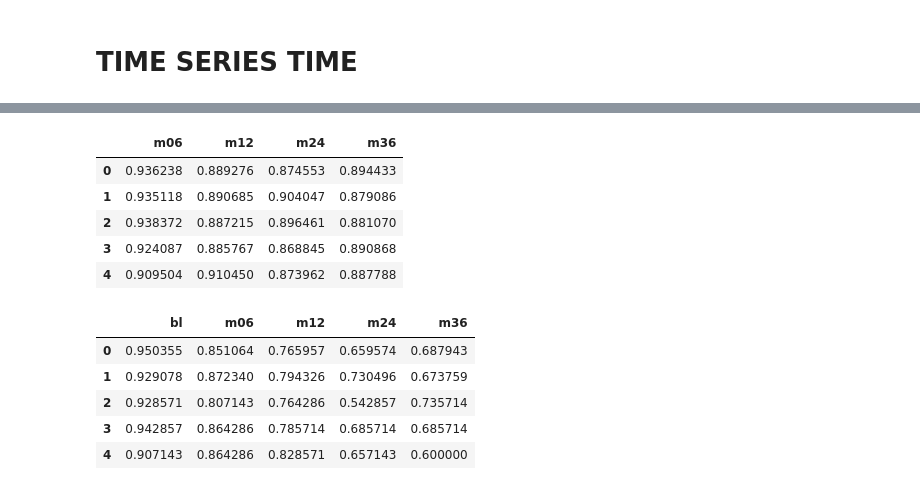
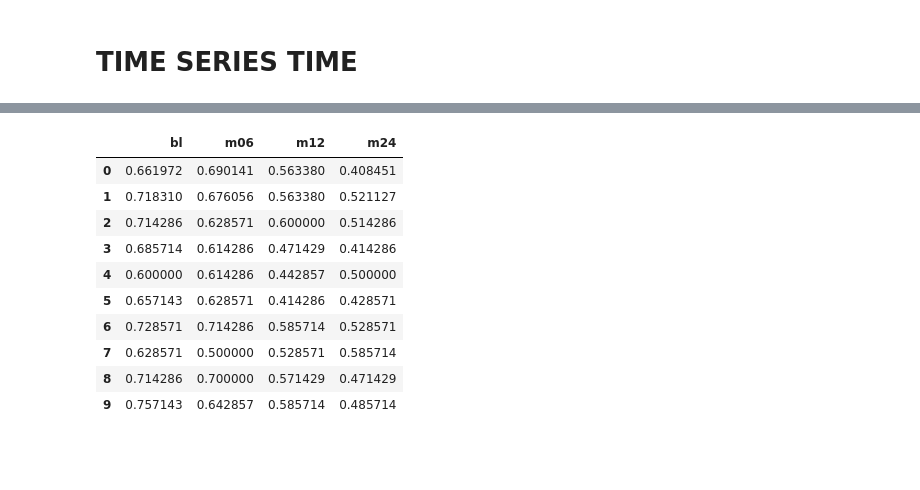
Before and after one commit to aviadsusman/eipy, a Jupyter notebook: eipy/longitudinal_tadpole.ipynb, the cells around one changed output, grey strips where cells are left out. Drawn from its saved outputs; the diff is of its cells as text; code cells hidden in the pictures; blank space fills up the shorter version.

Commit message:
properly misaligned data

```diff
--- a/eipy/longitudinal_tadpole.ipynb
+++ b/eipy/longitudinal_tadpole.ipynb
@@ -118,7 +125,7 @@ for t in range(len(data)):
     labels_at_timestep = labels[:, t]
     EI_for_timestep = e.EnsembleIntegration(
                         base_predictors=base_predictors,
-                        k_outer=5,
+                        k_outer=outer_folds,
                         k_inner=5,
                         n_samples=1,
                         sampling_strategy="oversampling",
@@ -169,6 +176,6 @@ Generating ensemble test data: |██████████|100%
 # %%
-RNN_training_data = [[dfs[0][i] for dfs in meta_data] for i in range(5)]
-RNN_test_data = [[dfs[1][i] for dfs in meta_data] for i in range(5)]
+RNN_training_data = [[dfs[0][i] for dfs in meta_data] for i in range(outer_folds)]
+RNN_test_data = [[dfs[1][i] for dfs in meta_data] for i in range(outer_folds)]
 RNN_training_data_final = [df[2] for df in meta_data]
 # %% [markdown]
 ### make first time point in meta-data multiclass
@@ -205,4 +212,4 @@ def fix_first_time_point(df):
 # %%
-for i in range(len(RNN_training_data)):
-    RNN_training_data[i][0] = fix_first_time_point(RNN_training_data[i][0])
-    RNN_test_data[i][0] = fix_first_time_point(RNN_test_data[i][0])
+# for i in range(len(RNN_training_data)):
+#     RNN_training_data[i][0] = fix_first_time_point(RNN_training_data[i][0])
+#     RNN_test_data[i][0] = fix_first_time_point(RNN_test_data[i][0])
@@ -249,7 +258,7 @@ y_preds = [] # LSTM predictions at every time point. Will be populated by 5 arra
 for i in range(len(RNN_training_data)):
     tf.random.set_seed(38)
     lstm = Sequential()
-    lstm.add(LSTM(units=50, input_shape=(5,240), return_sequences=True))
+    lstm.add(LSTM(units=80+10*(i+1), input_shape=(len(data),240), return_sequences=True)) #units=80+10*(i+1)
     lstm.add(Dense(units=3, activation='softmax'))
     lstm.compile(optimizer='adam', loss='categorical_crossentropy', metrics=['accuracy']) #loss='categorical_crossentropy'
 
@@ -289,41 +308,28 @@ for i in range(len(RNN_test_data)):
     y_true = pd.concat([data["labels"] for data in RNN_test_data[i]], axis=1).to_numpy()
     y_trues.append(y_true)
 # %%
-from sklearn.metrics import roc_auc_score
-aucs=[]
-for i in range(len(y_preds)):
-    aucs_for_fold=[]
-    for j in range(1, y_preds[i].shape[-2]):
-        aucs_for_fold.append(roc_auc_score(y_trues[i][:,j], y_preds[i][:,j], multi_class='ovr'))
-    aucs.append(aucs_for_fold)
+from sklearn.metrics import f1_score
+f1s=[]
+for i in range(len(y_preds_argmax)):
+    f1s_for_fold=[]
+    for j in range(y_preds_argmax[i].shape[-1]):
+        f1s_for_fold.append(f1_score(y_preds_argmax[i][:,j], y_trues[i][:,j], average='micro'))
+    f1s.append(f1s_for_fold)
 
-auc_df = pd.DataFrame(data=aucs, columns=["m06", "m12", "m24", "m36"])
-auc_df
+f1_df = pd.DataFrame(data=f1s, columns=["bl", "m06", "m12", "m24"])
+f1_df
 # %% [output]
-|  | m06 | m12 | m24 | m36 |
-| 0 | 0.936238 | 0.889276 | 0.874553 | 0.894433 |
-| 1 | 0.935118 | 0.890685 | 0.904047 | 0.879086 |
-| 2 | 0.938372 | 0.887215 | 0.896461 | 0.881070 |
-| 3 | 0.924087 | 0.885767 | 0.868845 | 0.890868 |
-| 4 | 0.909504 | 0.910450 | 0.873962 | 0.887788 |
+|  | bl | m06 | m12 | m24 |
+| 0 | 0.661972 | 0.690141 | 0.563380 | 0.408451 |
+| 1 | 0.718310 | 0.676056 | 0.563380 | 0.521127 |
+| 2 | 0.714286 | 0.628571 | 0.600000 | 0.514286 |
+| 3 | 0.685714 | 0.614286 | 0.471429 | 0.414286 |
+| 4 | 0.600000 | 0.614286 | 0.442857 | 0.500000 |
+| 5 | 0.657143 | 0.628571 | 0.414286 | 0.428571 |
+| 6 | 0.728571 | 0.714286 | 0.585714 | 0.528571 |
+| 7 | 0.628571 | 0.500000 | 0.528571 | 0.585714 |
+| 8 | 0.714286 | 0.700000 | 0.571429 | 0.471429 |
+| 9 | 0.757143 | 0.642857 | 0.585714 | 0.485714 |
-# %%
-from sklearn.metrics import f1_score
-f1s=[]
-for i in range(len(y_preds_argmax)):
-    f1s_for_fold=[]
-    for j in range(y_preds_argmax[i].shape[-1]):
-        f1s_for_fold.append(f1_score(y_preds_argmax[i][:,j], y_trues[i][:,j], average='micro'))
-    f1s.append(f1s_for_fold)
-
-f1_df = pd.DataFrame(data=f1s, columns=["bl", "m06", "m12", "m24", "m36"])
-f1_df
-# %% [output]
-|  | bl | m06 | m12 | m24 | m36 |
-| 0 | 0.950355 | 0.851064 | 0.765957 | 0.659574 | 0.687943 |
-| 1 | 0.929078 | 0.872340 | 0.794326 | 0.730496 | 0.673759 |
-| 2 | 0.928571 | 0.807143 | 0.764286 | 0.542857 | 0.735714 |
-| 3 | 0.942857 | 0.864286 | 0.785714 | 0.685714 | 0.685714 |
-| 4 | 0.907143 | 0.864286 | 0.828571 | 0.657143 | 0.600000 |
 # %%
 from sklearn.metrics import confusion_matrix, classification_report
 import numpy as np
```
Also changed, not shown: parts of 23 cells of this notebook, 1 other file.
